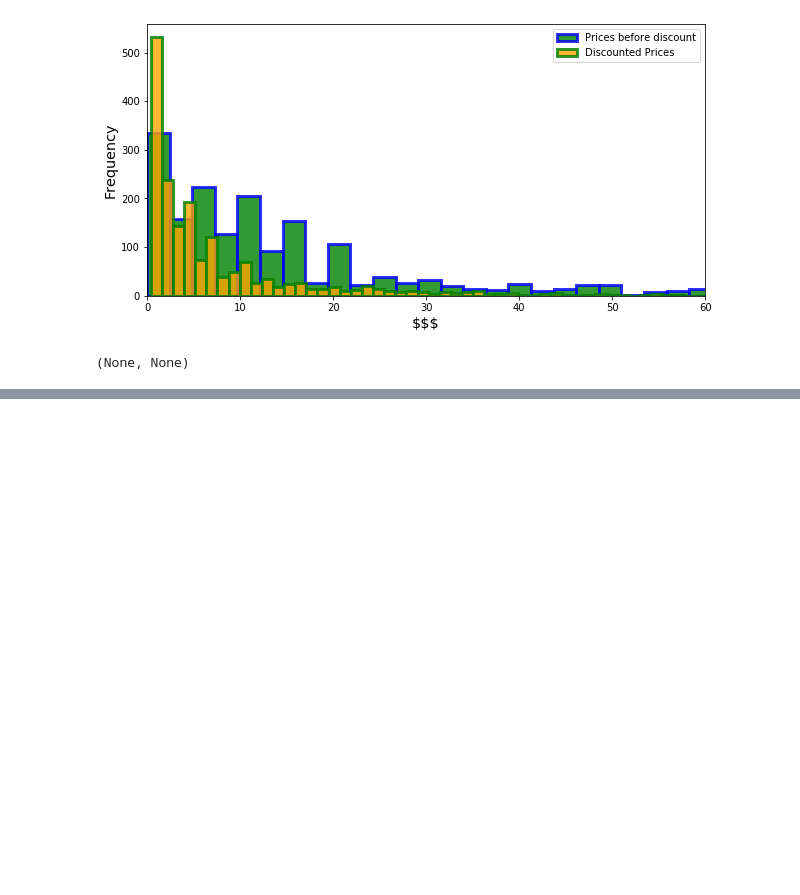
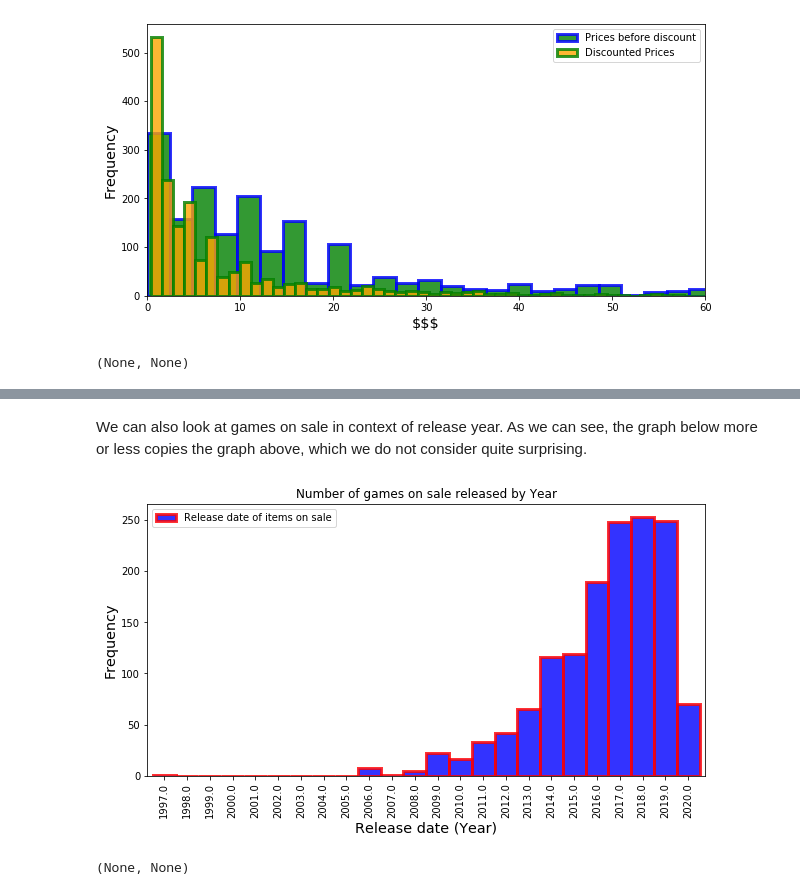
Before and after one commit to magicbeans817/likememes, a Jupyter notebook: Data_interpreter.ipynb, the cells around one changed output, grey strips where cells are left out. Saved outputs shown, nothing was run; the diff lists cells and outputs as text; code cells hidden in the pictures; blank space fills up the shorter version.

```diff
--- a/Data_interpreter.ipynb
+++ b/Data_interpreter.ipynb
@@ -61,0 +73,7 @@ dfs.price_hist()
+# %% [markdown]
+We can also look at games on sale in context of release year. As we can see, the graph below more or less copies the graph above, which we do not consider quite surprising.
+# %%
+dfs.release_hist_sale_year()
+# %% [output]
+[figure, added]
+(None, None)
```
Also changed, not shown: parts of 26 cells of this notebook.
